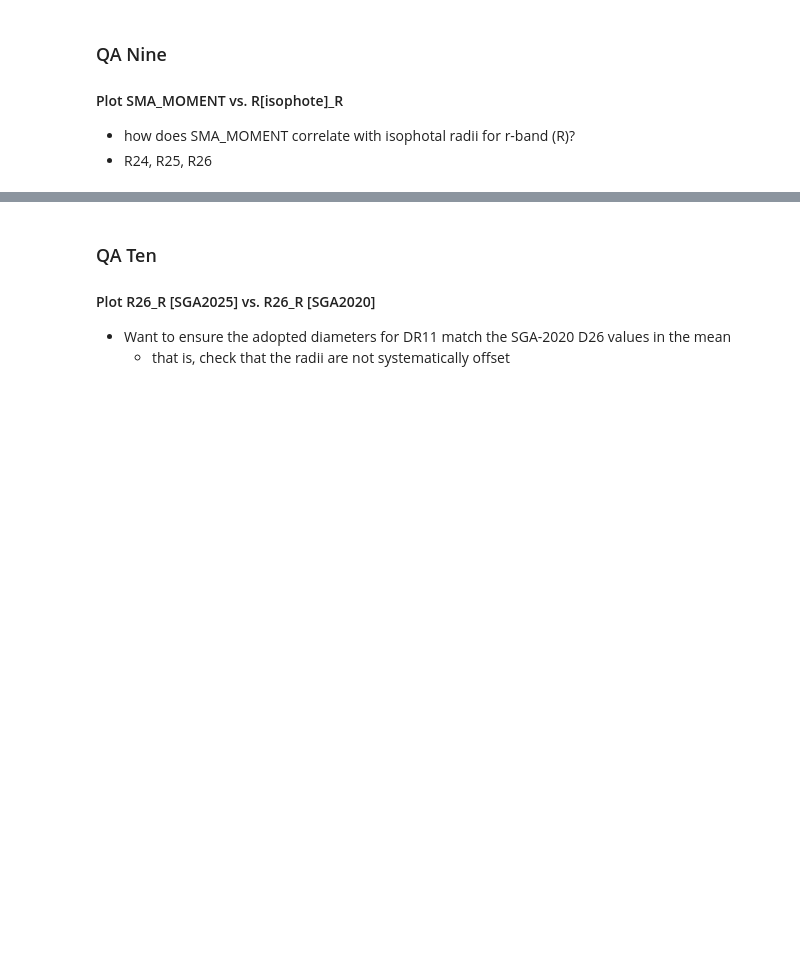
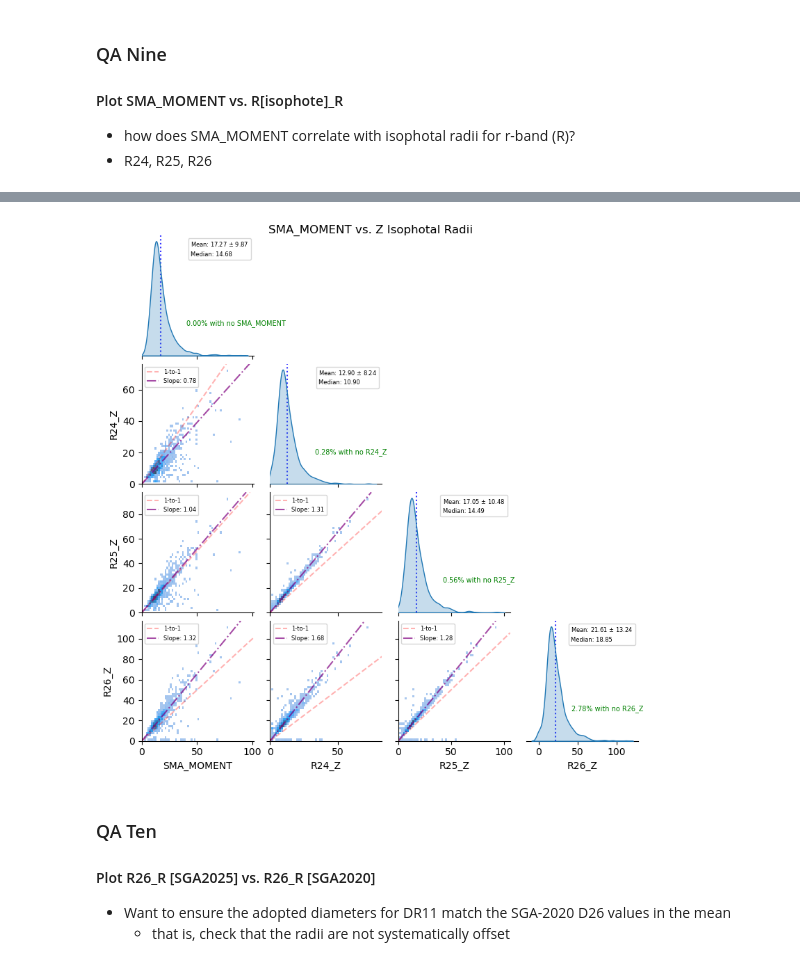
Before and after one commit to gammaspire/wisesize, a Jupyter notebook: SGA2025/SGA2025_test_catalog_1440.ipynb, the cells around one changed output, grey strips where cells are left out. Cells and saved outputs as stored; diff of their text form; code cells hidden in the pictures; blank space fills up the shorter version.

Commit message:
creating separate .py for the cornerplot (QA Nine)

```diff
--- a/SGA2025/SGA2025_test_catalog_1440.ipynb
+++ b/SGA2025/SGA2025_test_catalog_1440.ipynb
@@ -852,3 +774,7 @@ plt.show()
+# %%
+generate_cornerplot(data_table=ellipse_tab, band='Z')
+# %% [output]
+[figure, added]
 # %% [markdown]
 ### QA Ten
 #### Plot R26_R [SGA2025] vs.  R26_R [SGA2020]
```
Also changed, not shown: parts of 4 cells of this notebook, 1 other file.
